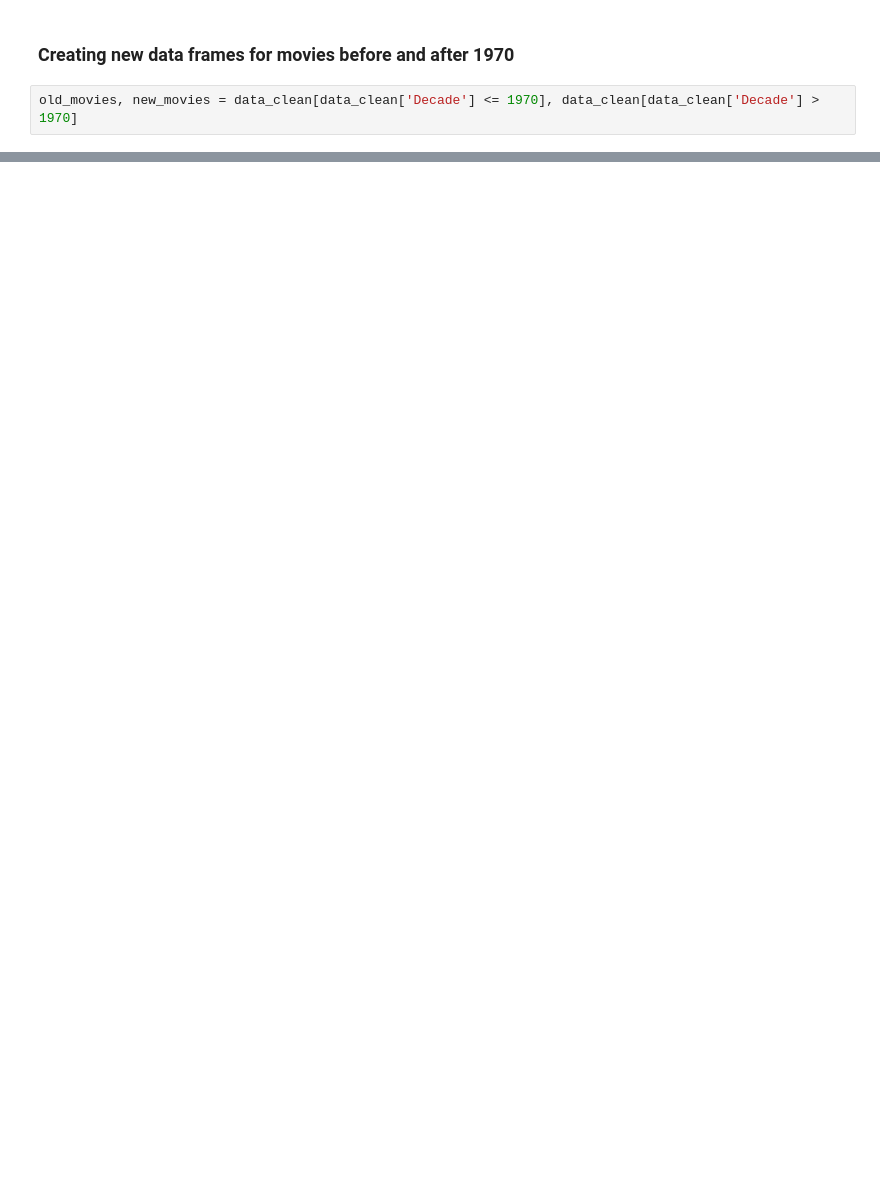
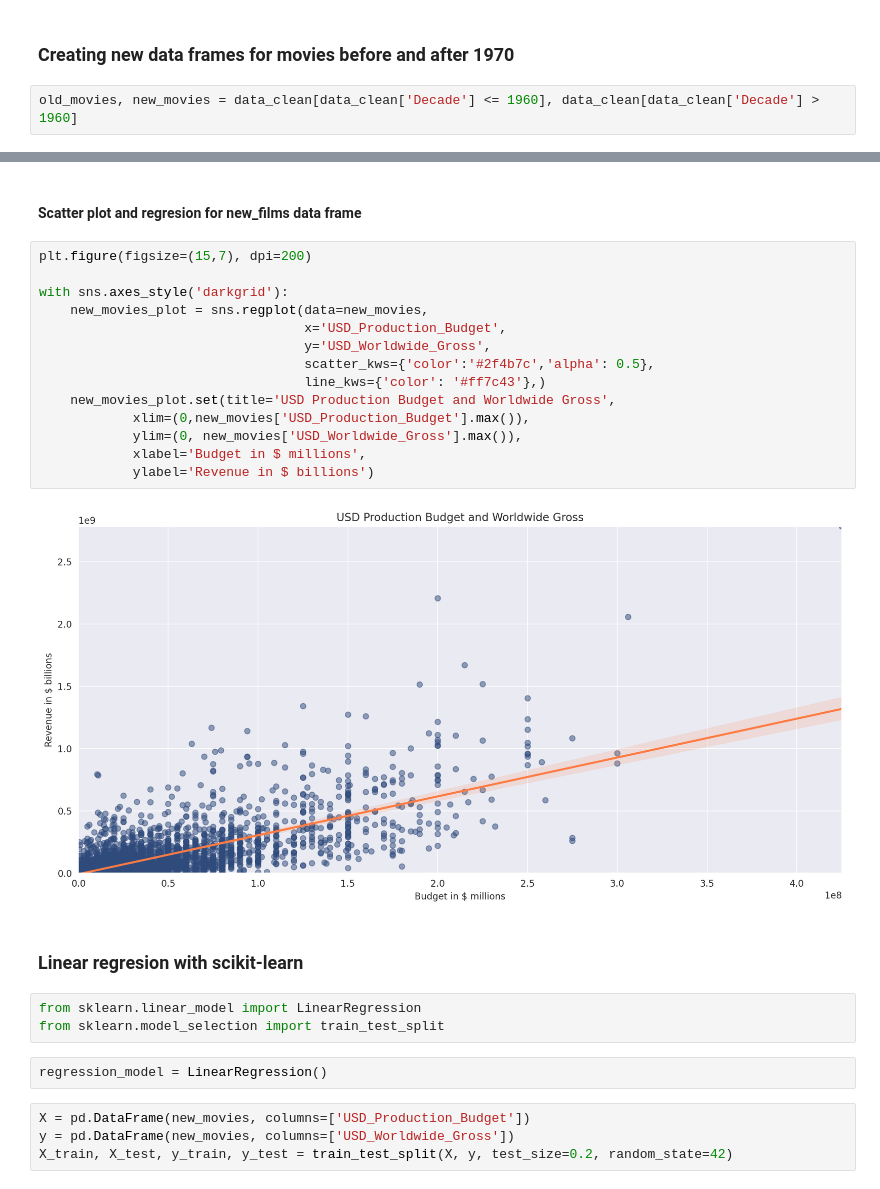
Before and after one commit to bartoszpiechnik25/DataScience, a Jupyter notebook: MoviesBudgetAndRevenue.ipynb, the cells around one changed output, grey strips where cells are left out. Saved outputs shown, nothing was run; the diff lists cells and outputs as text; blank space fills up the shorter version.

```diff
--- a/MoviesBudgetAndRevenue.ipynb
+++ b/MoviesBudgetAndRevenue.ipynb
@@ -292,7 +278,7 @@ memory usage: 423.5+ KB
 # %% [markdown]
 ### Creating new data frames for movies before and after 1970
 # %%
-old_movies, new_movies = data_clean[data_clean['Decade'] <= 1970], data_clean[data_clean['Decade'] > 1970]
+old_movies, new_movies = data_clean[data_clean['Decade'] <= 1960], data_clean[data_clean['Decade'] > 1960]
 # %%
 print(len(old_movies), len(new_movies))
 # %% [output]
@@ -299,0 +305,29 @@ print(len(old_movies), len(new_movies))
+# %% [markdown]
+#### Scatter plot and regresion for new_films data frame
+# %%
+plt.figure(figsize=(15,7), dpi=200)
+
+with sns.axes_style('darkgrid'):
+    new_movies_plot = sns.regplot(data=new_movies,
+                                  x='USD_Production_Budget',
+                                  y='USD_Worldwide_Gross',
+                                  scatter_kws={'color':'#2f4b7c','alpha': 0.5},
+                                  line_kws={'color': '#ff7c43'},)
+    new_movies_plot.set(title='USD Production Budget and Worldwide Gross',
+            xlim=(0,new_movies['USD_Production_Budget'].max()),
+            ylim=(0, new_movies['USD_Worldwide_Gross'].max()),
+            xlabel='Budget in $ millions',
+            ylabel='Revenue in $ billions')
+# %% [output]
+[figure, added]
+# %% [markdown]
+### Linear regresion with scikit-learn
+# %%
+from sklearn.linear_model import LinearRegression
+from sklearn.model_selection import train_test_split
+# %%
+regression_model = LinearRegression()
+# %%
+X = pd.DataFrame(new_movies, columns=['USD_Production_Budget'])
+y = pd.DataFrame(new_movies, columns=['USD_Worldwide_Gross'])
+X_train, X_test, y_train, y_test = train_test_split(X, y, test_size=0.2, random_state=42)
```
Also changed, not shown: parts of 10 cells of this notebook.
